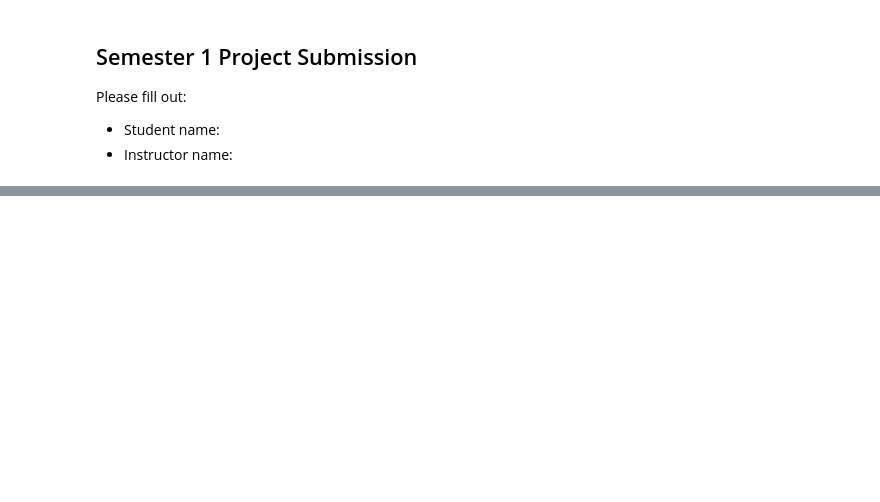
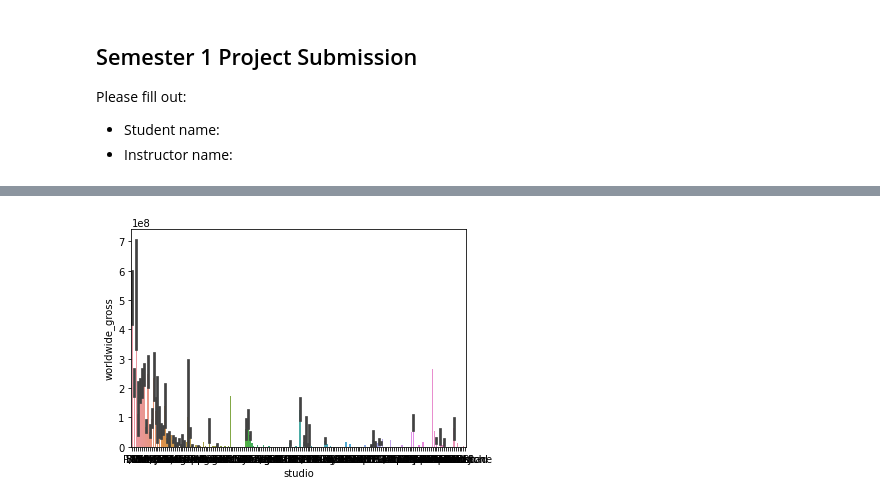
Before and after one commit to jacrivera/AI-Academy-Semester-1-Capstone-Group-5, a Jupyter notebook: student.ipynb, the cells around one changed output, grey strips where cells are left out. Cells and saved outputs as stored; diff of their text form; code cells hidden in the pictures; blank space fills up the shorter version.

```diff
--- a/student.ipynb
+++ b/student.ipynb
@@ -48,0 +172,6 @@ movies_and_rating.set_index("movie")
+# %%
+sns.barplot(x = "studio",
+           y= "worldwide_gross",
+           data = movies_and_rating);
+# %% [output]
+[figure, added]
```
Also changed, not shown: parts of 20 cells of this notebook.
